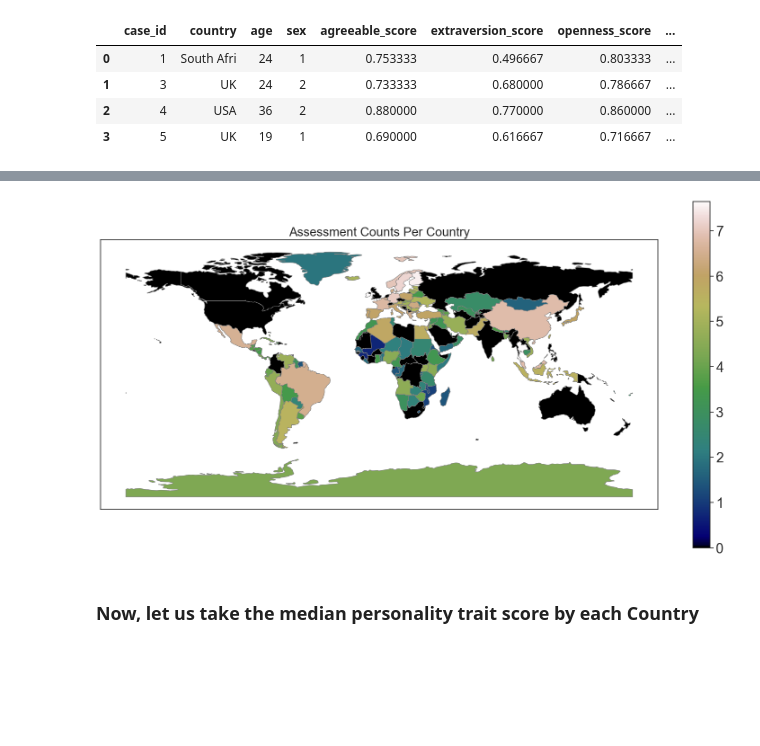
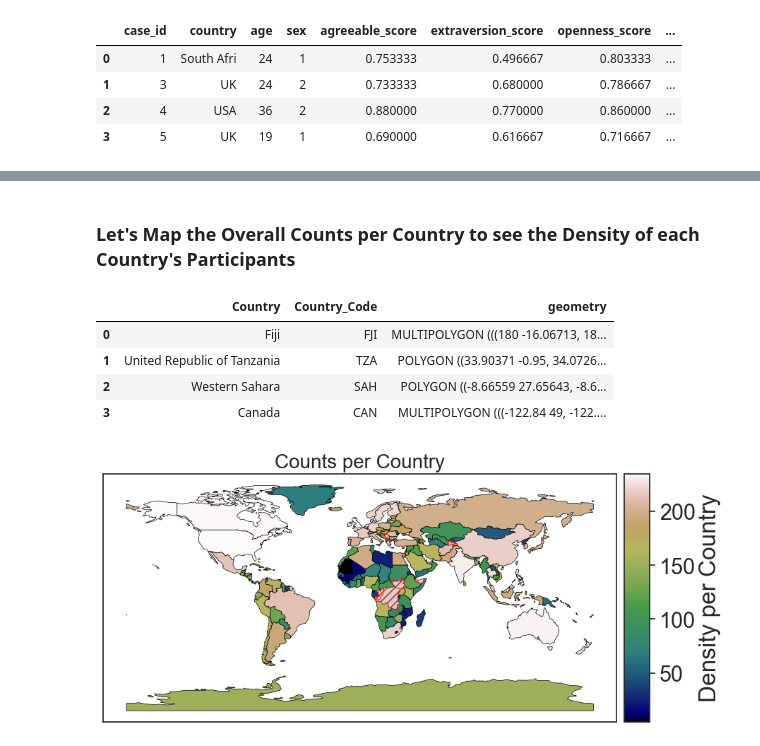
Before and after one commit to BellaIngenue/DivorceRates-and-Big5, a Jupyter notebook: Divorce-Big5.ipynb, the cells around one changed output, grey strips where cells are left out. Saved outputs shown, nothing was run; the diff lists cells and outputs as text; code cells hidden in the pictures; blank space fills up the shorter version.

```diff
--- a/Divorce-Big5.ipynb
+++ b/Divorce-Big5.ipynb
@@ -145,23 +205,32 @@ countries_rank.T
+# %% [markdown]
+### Let's Map the Overall Counts per Country to see the Density of each Country's Participants
 # %%
 # After counting, let us plot on a shapefile, the count of assessments per Country
 sns.set_style('white')
-# shape = './shapefiles/ne_110m_admin_0_countries.shp'
-# file = gpd.read_file(shape)[['ADMIN', 'ADM0_A3', 'geometry']]
-# file.columns = ['Country', 'Country_Code', 'geometry']
-# file.set_crs(epsg= 4326, inplace=True)
-file = gpd.datasets.get_path('naturalearth_lowres')
-map = gpd.read_file(file)
-world_map = pd.merge(map, right=countries_rank, how='left', on='name').fillna(0)
-
-fig,ax = plt.subplots(figsize=(20,10))
-ax.set_xticks([])
-ax.set_yticks([])
-ax.set_title("Assessment Counts Per Country", fontsize=20)
-world_map.plot(column='count_log', cmap='gist_earth', linewidth=0.8, edgecolor="gray", legend=True, ax=ax,
-            missing_kwds={"color": "blue", "label": "Missing values",},)
-ax.tick_params(left=False, labelleft=False, bottom=False, labelbottom=False)
-fig.show()
+shape = './shapefiles/ne_110m_admin_0_countries.shp'
+map_df = gpd.read_file(shape)[['ADMIN', 'ADM0_A3', 'geometry']]
+map_df.columns = ['Country', 'Country_Code', 'geometry']
+map_df.set_crs(epsg= 4326, inplace=True)
+map_df.head(4) # Just to check Country and Codes
 # %% [output]
-[figure, removed]
+|  | Country | Country_Code | geometry |
+| 0 | Fiji | FJI | MULTIPOLYGON (((180 -16.06713, 18... |
+| 1 | United Republic of Tanzania | TZA | POLYGON ((33.90371 -0.95, 34.0726... |
+| 2 | Western Sahara | SAH | POLYGON ((-8.66559 27.65643, -8.6... |
+| 3 | Canada | CAN | MULTIPOLYGON (((-122.84 49, -122.... |
-# %% [markdown]
-### Now, let us take the median personality trait score by each Country
+# %%
+merged = map_df.set_index("Country").join(countries_rank.set_index("Country"))
+
+fig, ax = plt.subplots(1,1, figsize=(10,10))
+divider = make_axes_locatable(ax)
+
+cax = divider.append_axes("right", size="5%", pad=0.1)
+merged.plot(column="rank", cmap='gist_earth', linewidth=0.5, edgecolor="black", legend=True, ax=ax, cax=cax,
+            missing_kwds={"color": "lightgrey", "edgecolor": "red", "hatch": "///", "label": "Missing values",},
+            legend_kwds={"label": "Density per Country", "orientation": "vertical"})
+ax.set_title("Counts per Country", fontsize=20)
+ax.tick_params(left=False, labelleft=False, bottom=False, labelbottom=False)
+
+fig.show()
+# %% [output]
+[figure, added]
```
Also changed, not shown: parts of 27 cells of this notebook, 6 other files.
